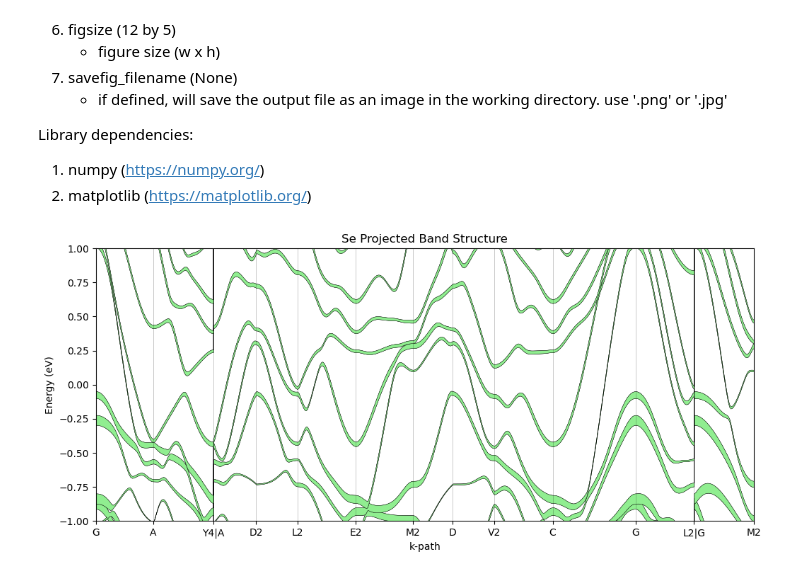
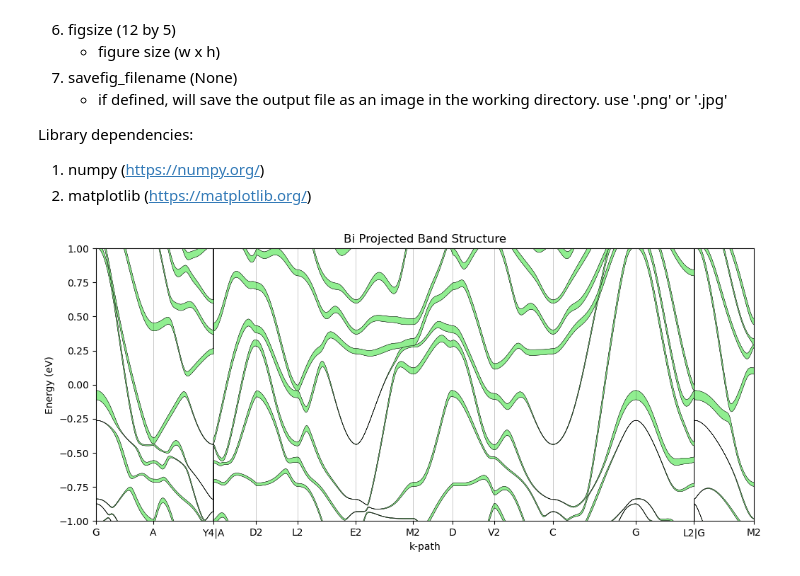
Before and after one commit to PetersonChemLab/ProjectedBS_Plotter, a Jupyter notebook: ProjectedBS_Plotter.ipynb, the cells around one changed output. Saved outputs shown, nothing was run; the diff lists cells and outputs as text; code cells hidden in the pictures.

```diff
--- a/ProjectedBS_Plotter.ipynb
+++ b/ProjectedBS_Plotter.ipynb
@@ -77,6 +77,6 @@ def plot_fatbands(element,ylim=[-1,1],xlim=None,band_color='lightcoral',fatband_
     if savefig_filename != None: plt.savefig(f'{savefig_filename}')
     plt.show()
 # %%
-plot_fatbands('Se',band_color='lightgreen',savefig_filename='Se_proj_BS.png')
+plot_fatbands('Bi',band_color='lightgreen',savefig_filename='Bi_proj_BS.png')
 # %% [output]
-[figure, old version]
+[figure, new version]
```
